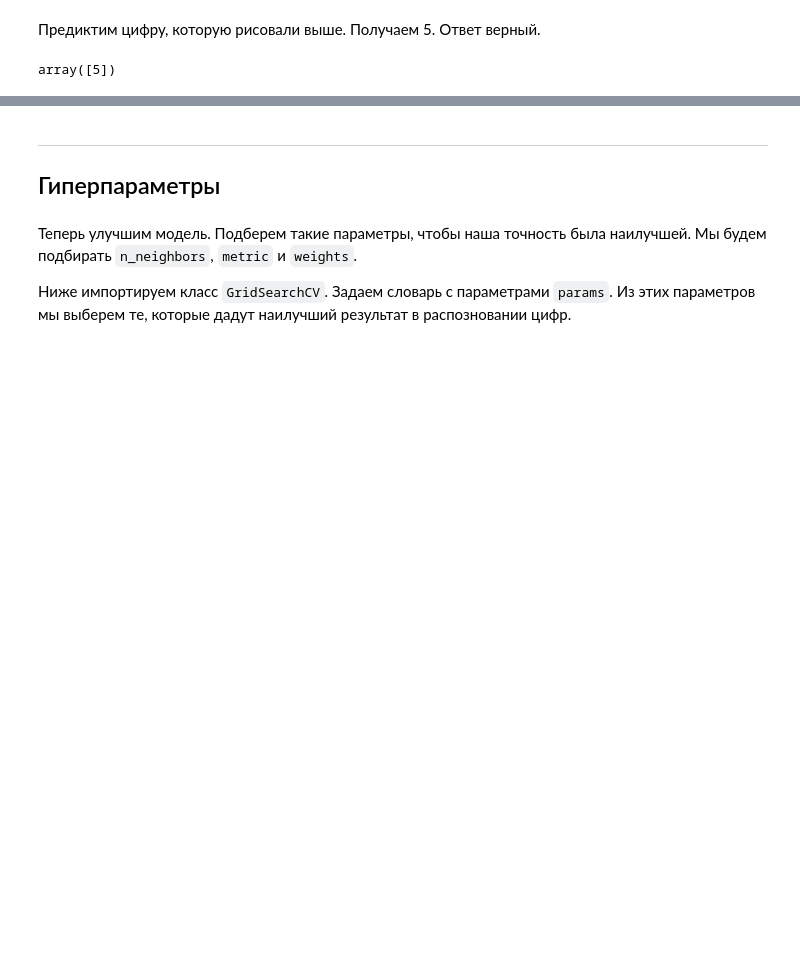
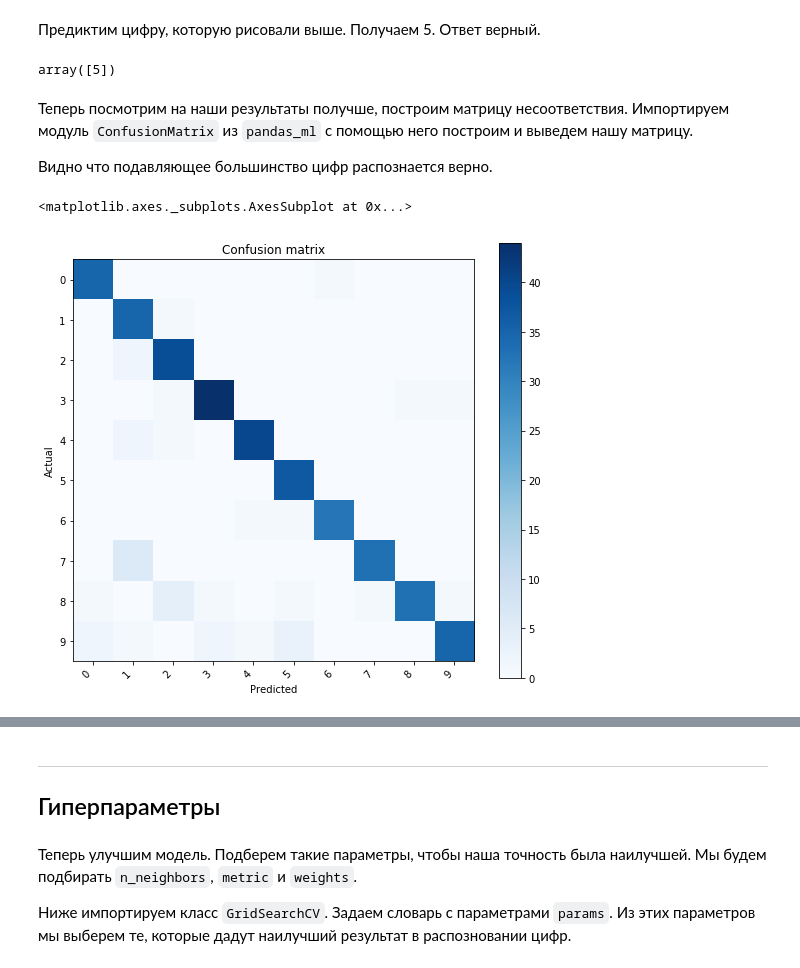
Before and after one commit to morememes/homework, a Jupyter notebook: knn.ipynb, the cells around one changed output, grey strips where cells are left out. Saved outputs shown, nothing was run; the diff lists cells and outputs as text; code cells hidden in the pictures; blank space fills up the shorter version.

Commit message:
Add matrix

```diff
--- a/knn.ipynb
+++ b/knn.ipynb
@@ -101,3 +101,7 @@ accuracy_score(y_test, model.predict(x_test))
 model.predict(digits[100][None])
 # %% [output]
 array([5])
+# %% [markdown]
+Теперь посмотрим на наши результаты получше, построим матрицу несоответствия. Импортируем модуль `ConfusionMatrix` из `pandas_ml` с помощью него построим и выведем нашу матрицу.
+
+Видно что подавляющее большинство цифр распознается верно.
@@ -103,0 +110,7 @@ array([5])
+# %%
+y_pred = model.predict(x_test)
+cm = ConfusionMatrix(y_test, y_pred)
+cm.plot(cmap=plt.cm.Blues)
+# %% [output]
+<matplotlib.axes._subplots.AxesSubplot at 0x...>
+[figure, added]
```
Also changed, not shown: parts of 5 cells of this notebook.
